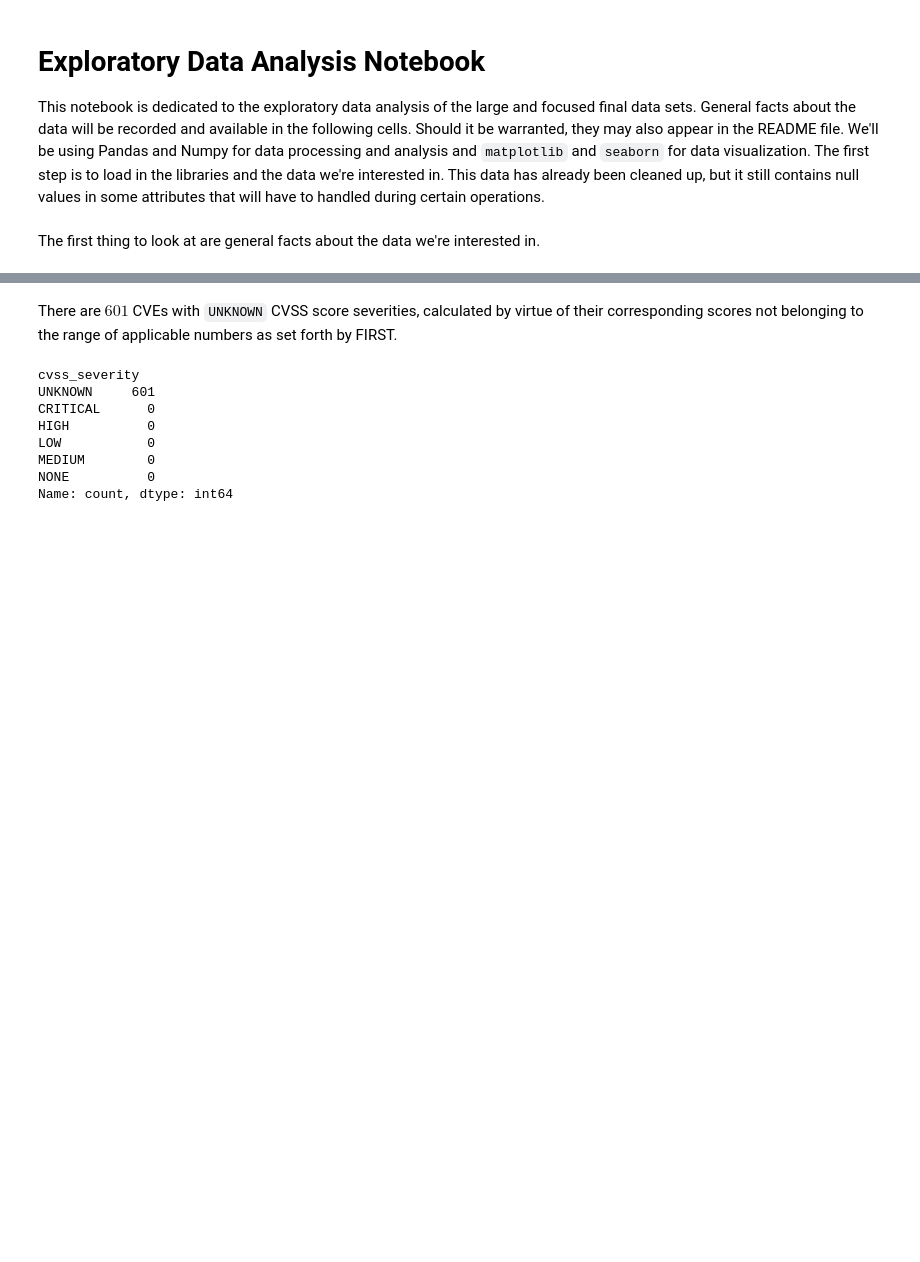
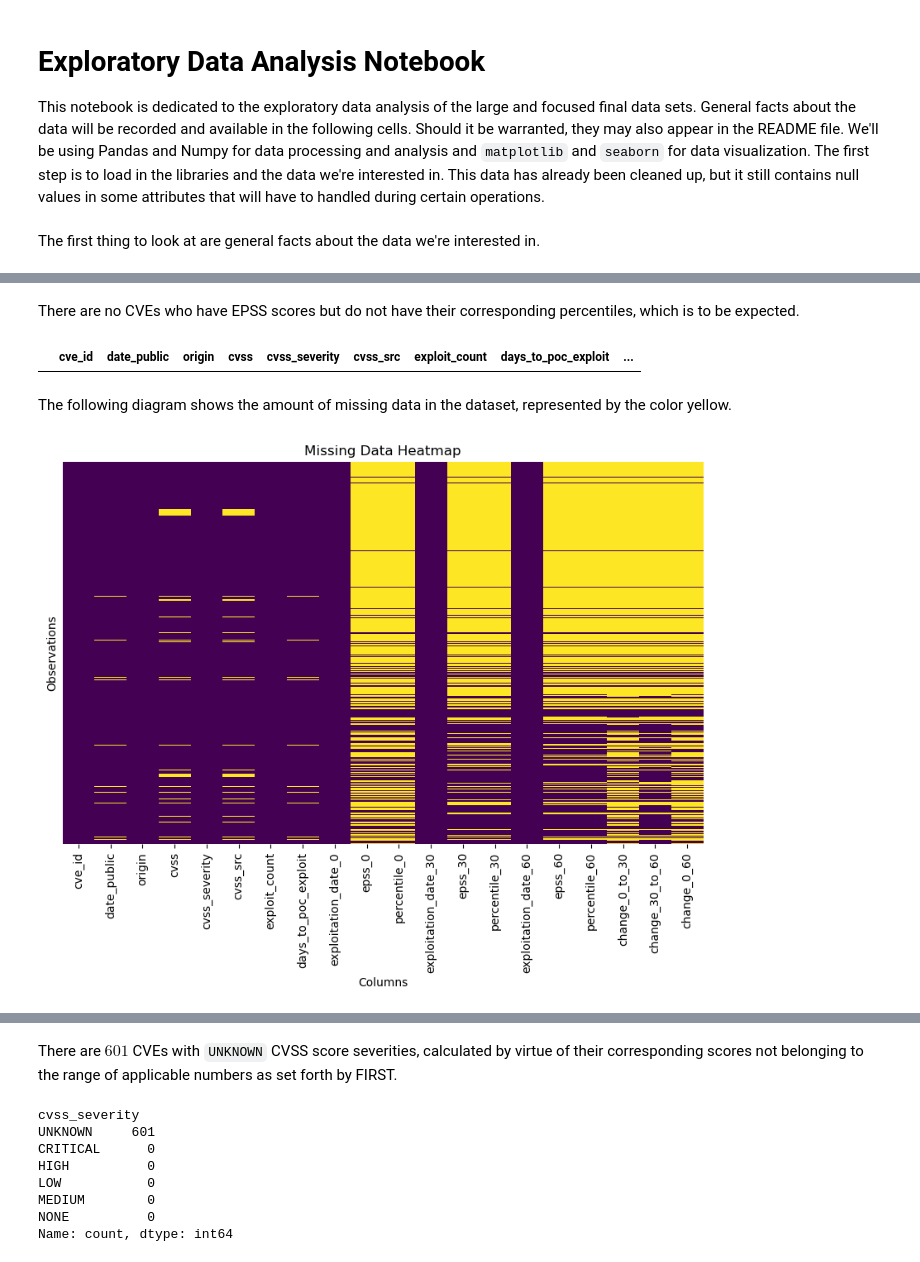
Before and after one commit to JBrocklyAnderson/practice-project, a Jupyter notebook: notebooks/eda.ipynb, the cells around one changed output, grey strips where cells are left out. Saved outputs shown, nothing was run; the diff lists cells and outputs as text; code cells hidden in the pictures; blank space fills up the shorter version.

```diff
--- a/notebooks/eda.ipynb
+++ b/notebooks/eda.ipynb
@@ -42,5 +95,25 @@ Data columns (total 20 columns):
 dtypes: Float64(12), category(3), datetime64[ns, UTC](4), string(1)
 memory usage: 1.6 MB
+# %% [markdown]
+There are no CVEs who have EPSS scores but do not have their corresponding percentiles, which is to be expected.
+# %%
+df[df['epss_0'].notnull() & df['percentile_0'].isnull()]
+# %% [output]
+|  | cve_id | date_public | origin | cvss | cvss_severity | cvss_src | exploit_count | days_to_poc_exploit | ... |
+# %% [markdown]
+The following diagram shows the amount of missing data in the dataset, represented by the color yellow.
+# %%
+missing_values = df.isnull().sum()
+
+# Plot missing data heatmap
+plot.figure(figsize=(10, 6))
+sbn.heatmap(df.isnull(), cmap='viridis', cbar=False, yticklabels=False)
+plot.title("Missing Data Heatmap")
+plot.xlabel("Columns")
+plot.ylabel("Observations")
+plot.show()
+# %% [output]
+[figure, added]
 # %%
 print(f'There are \033[32;1m{df.shape[0]}\033[0m CVE records in the data frame, each with \033[32;1m{df.shape[1]}\033[0m attributes.')
 print('Some general statistics about the numerical columns:')
```
Also changed, not shown: parts of 27 cells of this notebook, 20 other files.
